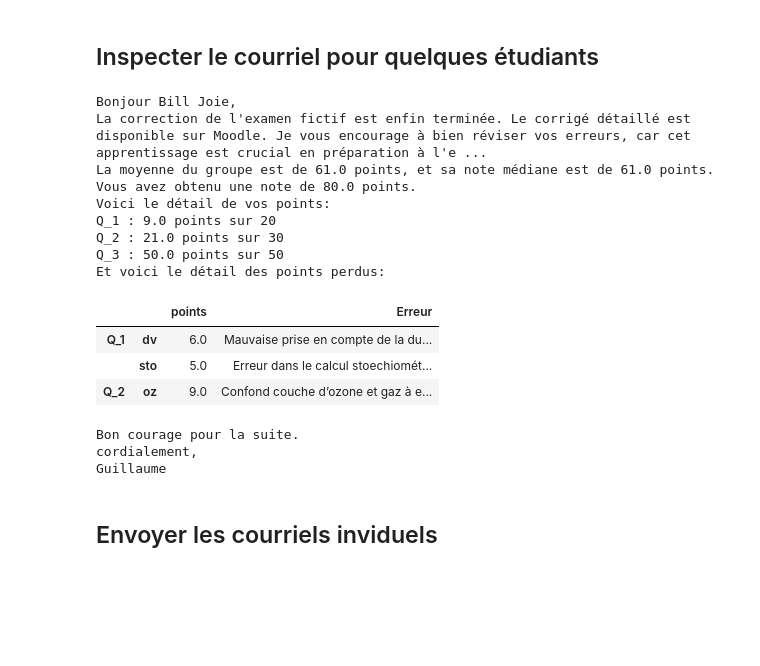
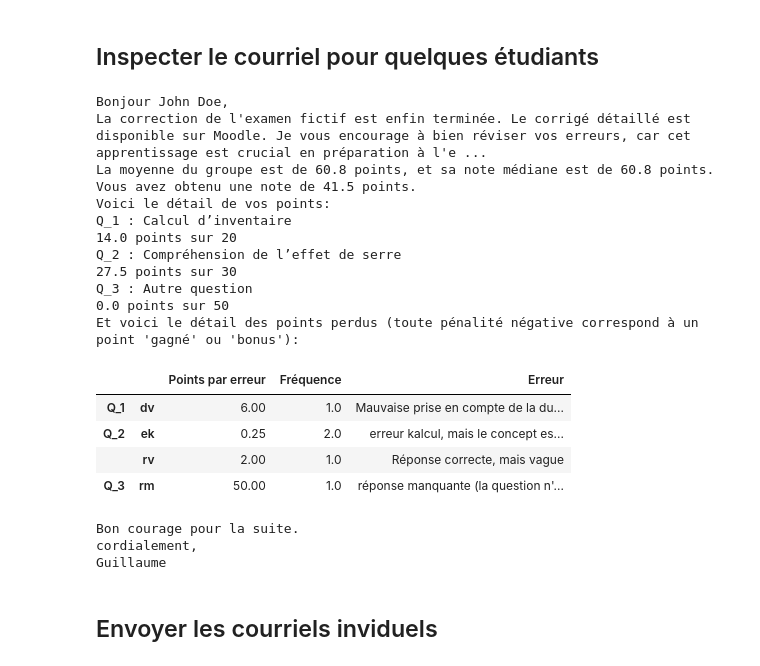
Before and after one commit to majeau-bettez/transparent_correction, a Jupyter notebook: demo/demo_correction_basic.ipynb, the cells around one changed output. Drawn from its saved outputs; the diff is of its cells as text; code cells hidden in the pictures; blank space fills up the shorter version.

```diff
--- a/demo/demo_correction_basic.ipynb
+++ b/demo/demo_correction_basic.ipynb
@@ -146,20 +152,24 @@ Guillaume
 # %% [markdown]
 ## Inspecter le courriel pour quelques étudiants
 # %%
-HTML(grader.compilation_message(student_id=12345))
+HTML(grader.compilation_message(student_id=23456))
 # %% [output]
-Bonjour Bill Joie,
+Bonjour John Doe,
 La correction de l'examen fictif est enfin terminée. Le corrigé détaillé est disponible sur Moodle. Je vous encourage à bien réviser vos erreurs, car cet apprentissage est crucial en préparation à l'e ...
-La moyenne du groupe est de 61.0 points, et sa note médiane est de 61.0 points. Vous avez obtenu une note de 80.0 points.
+La moyenne du groupe est de 60.8 points, et sa note médiane est de 60.8 points. Vous avez obtenu une note de 41.5 points.
 Voici le détail de vos points:
-Q_1 : 9.0 points sur 20
-Q_2 : 21.0 points sur 30
-Q_3 : 50.0 points sur 50
-Et voici le détail des points perdus:
+Q_1 : Calcul d’inventaire
+14.0 points sur 20
+Q_2 : Compréhension de l’effet de serre
+27.5 points sur 30
+Q_3 : Autre question
+0.0 points sur 50
+Et voici le détail des points perdus (toute pénalité négative correspond à un point 'gagné' ou 'bonus'):
-|  |  | points | Erreur |
-| Q_1 | dv | 6.0 | Mauvaise prise en compte de la du... |
-|  | sto | 5.0 | Erreur dans le calcul stoechiomét... |
-| Q_2 | oz | 9.0 | Confond couche d’ozone et gaz à e... |
+|  |  | Points par erreur | Fréquence | Erreur |
+| Q_1 | dv | 6.00 | 1.0 | Mauvaise prise en compte de la du... |
+| Q_2 | ek | 0.25 | 2.0 | erreur kalcul, mais le concept es... |
+|  | rv | 2.00 | 1.0 | Réponse correcte, mais vague |
+| Q_3 | rm | 50.00 | 1.0 | réponse manquante (la question n'... |
 Bon courage pour la suite.
 cordialement,
 Guillaume
```
Also changed, not shown: parts of 8 cells of this notebook, 1 other file.
